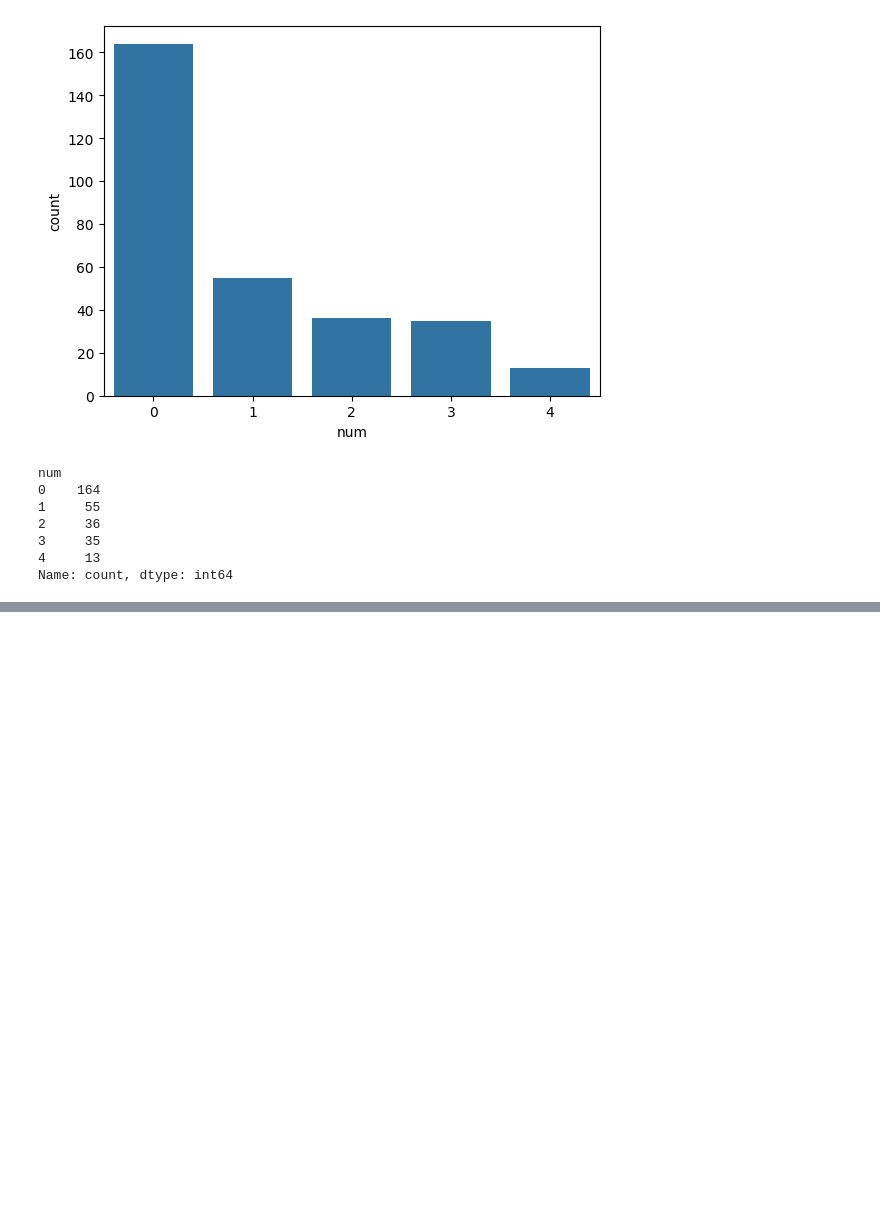
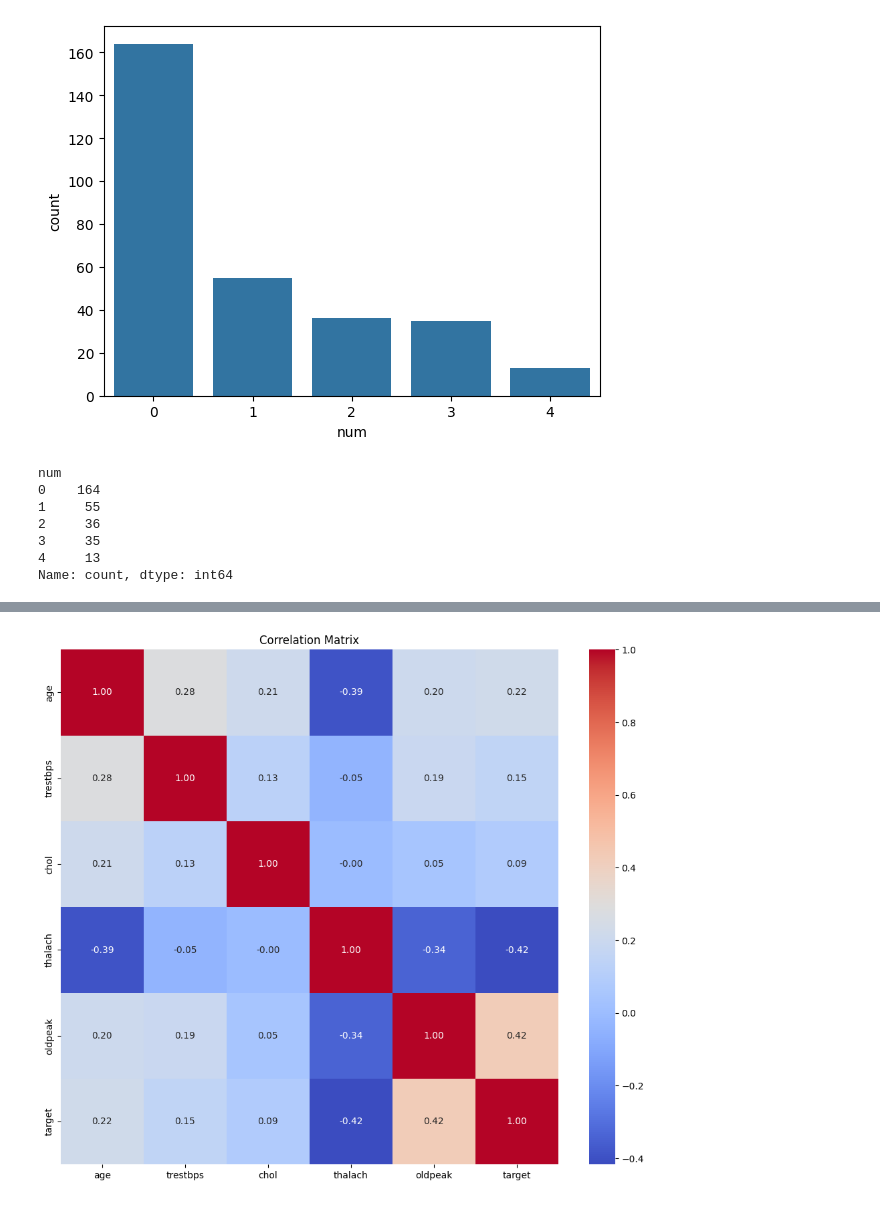
Before and after one commit to woodyhouse/stats3da3_ass6, a Jupyter notebook: ass6.ipynb, the cells around one changed output, grey strips where cells are left out. Saved outputs shown, nothing was run; the diff lists cells and outputs as text; code cells hidden in the pictures; blank space fills up the shorter version.

```diff
--- a/ass6.ipynb
+++ b/ass6.ipynb
@@ -165,3 +165,7 @@ num
 3     35
 4     13
 Name: count, dtype: int64
+# %%
+#4
+df['target'] = df['num'].apply(lambda x: 1 if x > 0 else 0)
+print(df.head())
@@ -167,0 +190,9 @@ Name: count, dtype: int64
+# %%
+#5
+corr = df[numerical_cols + ['target']].corr()
+plt.figure(figsize=(12, 10))
+sns.heatmap(corr, annot=True, fmt=".2f", cmap='coolwarm')
+plt.title("Correlation Matrix")
+plt.show()
+# %% [output]
+[figure, added]
```
Also changed, not shown: parts of 1 cell of this notebook.
